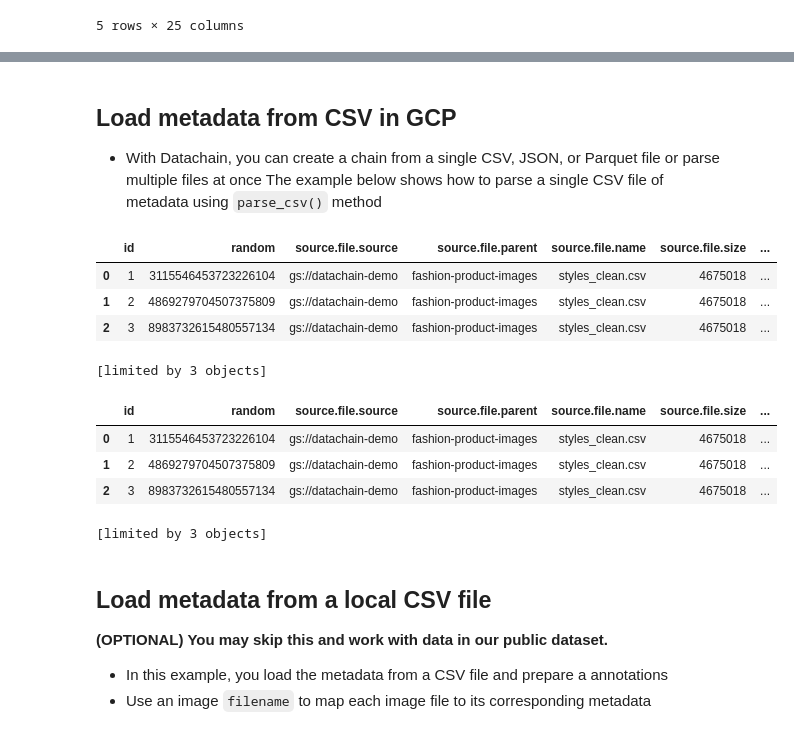
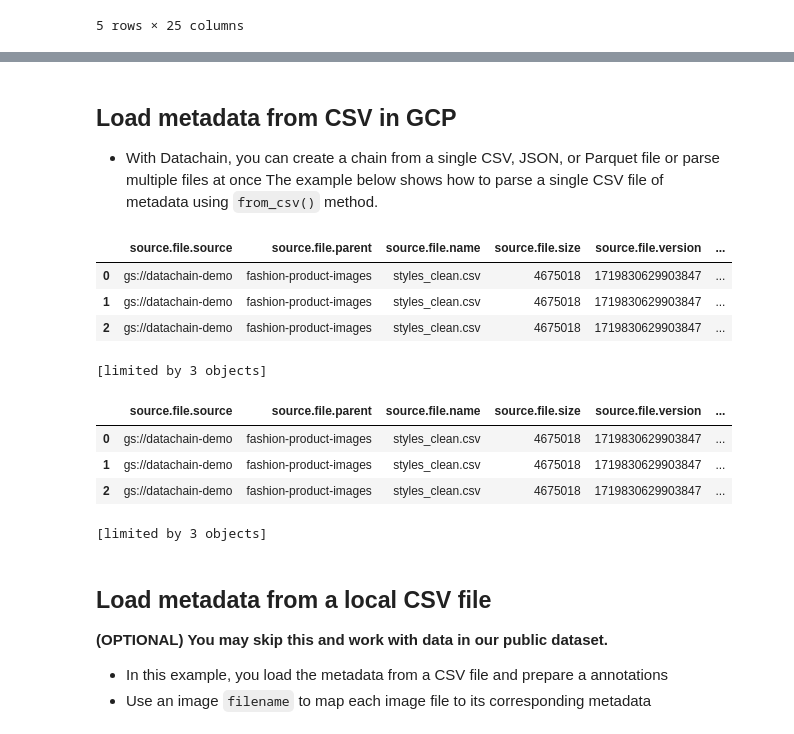
Before and after one commit to iterative/datachain, a Jupyter notebook: examples/computer_vision/fashion_product_images/1-quick-start.ipynb, the cells around one changed output, grey strips where cells are left out. Saved outputs shown, nothing was run; the diff lists cells and outputs as text; code cells hidden in the pictures.

```diff
--- a/examples/computer_vision/fashion_product_images/1-quick-start.ipynb
+++ b/examples/computer_vision/fashion_product_images/1-quick-start.ipynb
@@ -157,21 +157,20 @@ In DataChain, you can add annotations and attributes to files.  In the following
 ## Load metadata from CSV in GCP
 
 - With Datachain, you can create a chain from a single CSV, JSON, or Parquet file or parse multiple files at once
-The example below shows how to parse a single CSV file of metadata using `parse_csv()` method
+The example below shows how to parse a single CSV file of metadata using `from_csv()` method.
 # %%
 # Load metadata from CSV
 ds_meta = (
-    DataChain.from_storage("gs://datachain-demo/fashion-product-images/styles_clean.csv")
-    .parse_csv()
+    DataChain.from_csv("gs://datachain-demo/fashion-product-images/styles_clean.csv")
     .save()
 )
 
 ds_meta.show(3)
 # %% [output]
-|  | id | random | source.file.source | source.file.parent | source.file.name | source.file.size | ... |
-| 0 | 1 | 3115546453723226104 | gs://datachain-demo | fashion-product-images | styles_clean.csv | 4675018 | ... |
-| 1 | 2 | 4869279704507375809 | gs://datachain-demo | fashion-product-images | styles_clean.csv | 4675018 | ... |
-| 2 | 3 | 8983732615480557134 | gs://datachain-demo | fashion-product-images | styles_clean.csv | 4675018 | ... |
+|  | source.file.source | source.file.parent | source.file.name | source.file.size | source.file.version | ... |
+| 0 | gs://datachain-demo | fashion-product-images | styles_clean.csv | 4675018 | 1719830629903847 | ... |
+| 1 | gs://datachain-demo | fashion-product-images | styles_clean.csv | 4675018 | 1719830629903847 | ... |
+| 2 | gs://datachain-demo | fashion-product-images | styles_clean.csv | 4675018 | 1719830629903847 | ... |
 [limited by 3 objects]
 # %%
 # Add a "filename" column to map each image file to its corresponding metadata
@@ -179,10 +178,10 @@ ds_meta.show(3)
 ds_meta = ds_meta.map(filename=lambda c0: str(c0) + '.jpg', output=str)
 ds_meta.show(3)
 # %% [output]
-|  | id | random | source.file.source | source.file.parent | source.file.name | source.file.size | ... |
-| 0 | 1 | 3115546453723226104 | gs://datachain-demo | fashion-product-images | styles_clean.csv | 4675018 | ... |
-| 1 | 2 | 4869279704507375809 | gs://datachain-demo | fashion-product-images | styles_clean.csv | 4675018 | ... |
-| 2 | 3 | 8983732615480557134 | gs://datachain-demo | fashion-product-images | styles_clean.csv | 4675018 | ... |
+|  | source.file.source | source.file.parent | source.file.name | source.file.size | source.file.version | ... |
+| 0 | gs://datachain-demo | fashion-product-images | styles_clean.csv | 4675018 | 1719830629903847 | ... |
+| 1 | gs://datachain-demo | fashion-product-images | styles_clean.csv | 4675018 | 1719830629903847 | ... |
+| 2 | gs://datachain-demo | fashion-product-images | styles_clean.csv | 4675018 | 1719830629903847 | ... |
 [limited by 3 objects]
 # %% [markdown]
 ## Load metadata from a local CSV file
```
Also changed, not shown: parts of 1 cell of this notebook.
